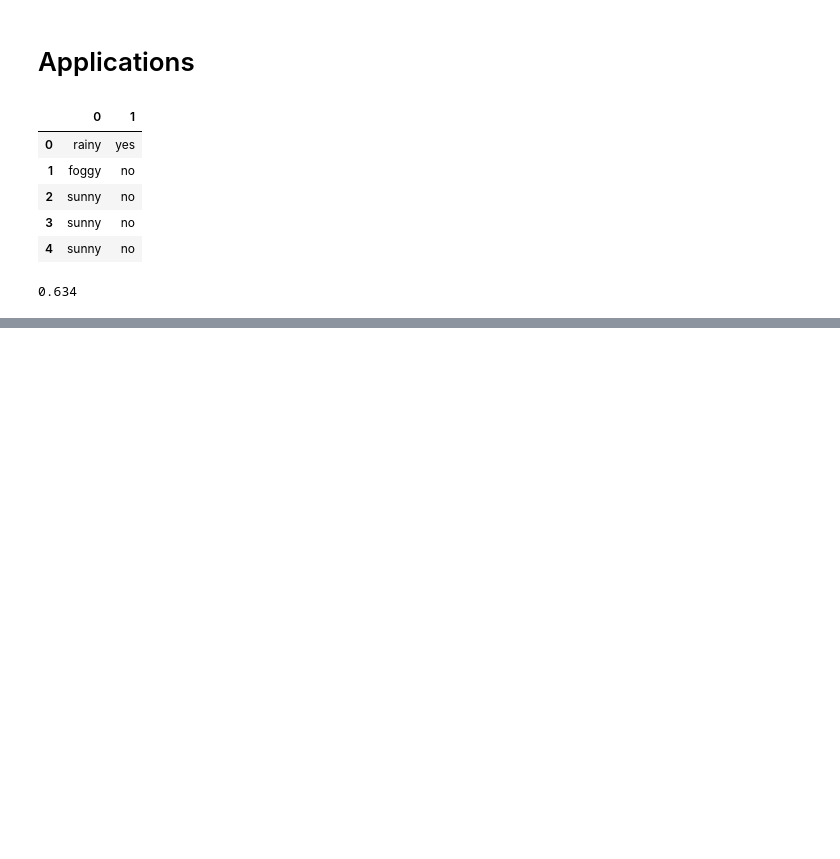
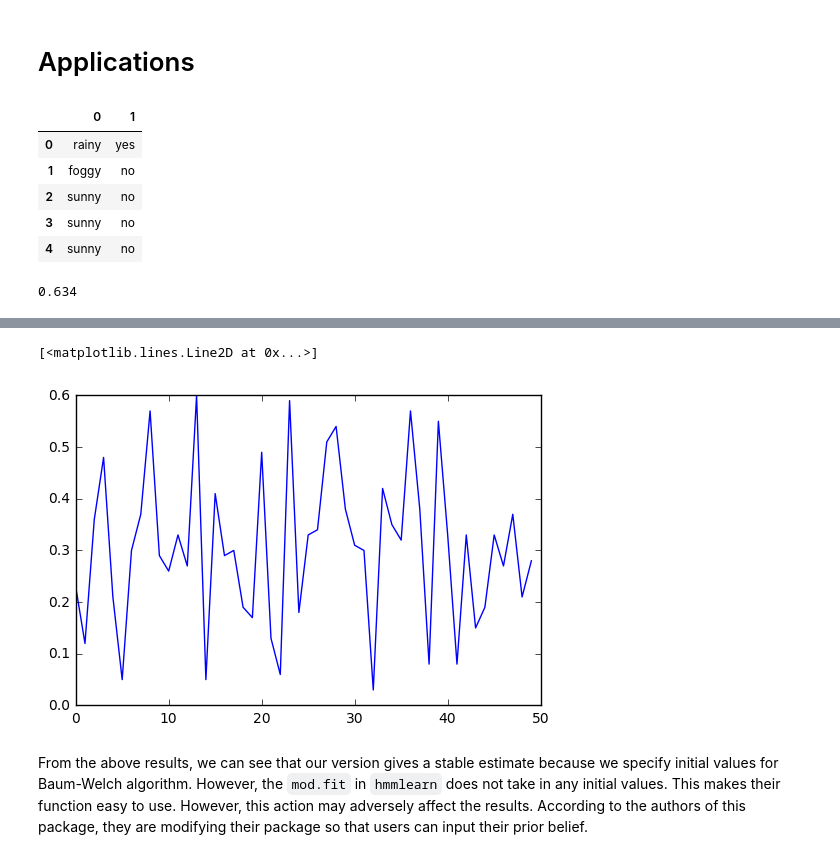
Before and after one commit to xiaozhouw/663, a Jupyter notebook: Report.ipynb, the cells around one changed output, grey strips where cells are left out. Cells and saved outputs as stored; diff of their text form; code cells hidden in the pictures; blank space fills up the shorter version.

```diff
--- a/Report.ipynb
+++ b/Report.ipynb
@@ -231,0 +245,6 @@ print(np.mean(states_hat==states))
+# %%
+mod=hmm.MultinomialHMM(n_components=3)
+mod.startprob_=pi
+mod.transmat_=A
+mod.emissionprob_=B
+res_1=mod.decode(np.array(sequence).reshape([100,1]))[1]
@@ -231,0 +278,14 @@ print(np.mean(states_hat==states))
+# %%
+k=50
+acc=[]
+for i in range(k):
+    mod=hmm.MultinomialHMM(n_components=3)
+    mod=mod.fit(np.array(sequence).reshape([100,1]))
+    pred_states=mod.decode(np.array(sequence).reshape([100,1]))[1]
+    acc.append(np.mean(pred_states==states))
+plt.plot(acc)
+# %% [output]
+[<matplotlib.lines.Line2D at 0x...>]
+[figure, added]
+# %% [markdown]
+From the above results, we can see that our version gives a stable estimate because we specify initial values for Baum-Welch algorithm. However, the `mod.fit` in `hmmlearn` does not take in any initial values. This makes their function easy to use. However, this action may adversely affect the results. According to the authors of this package, they are modifying their package so that users can input their prior belief.
```
Also changed, not shown: parts of 21 cells of this notebook.
